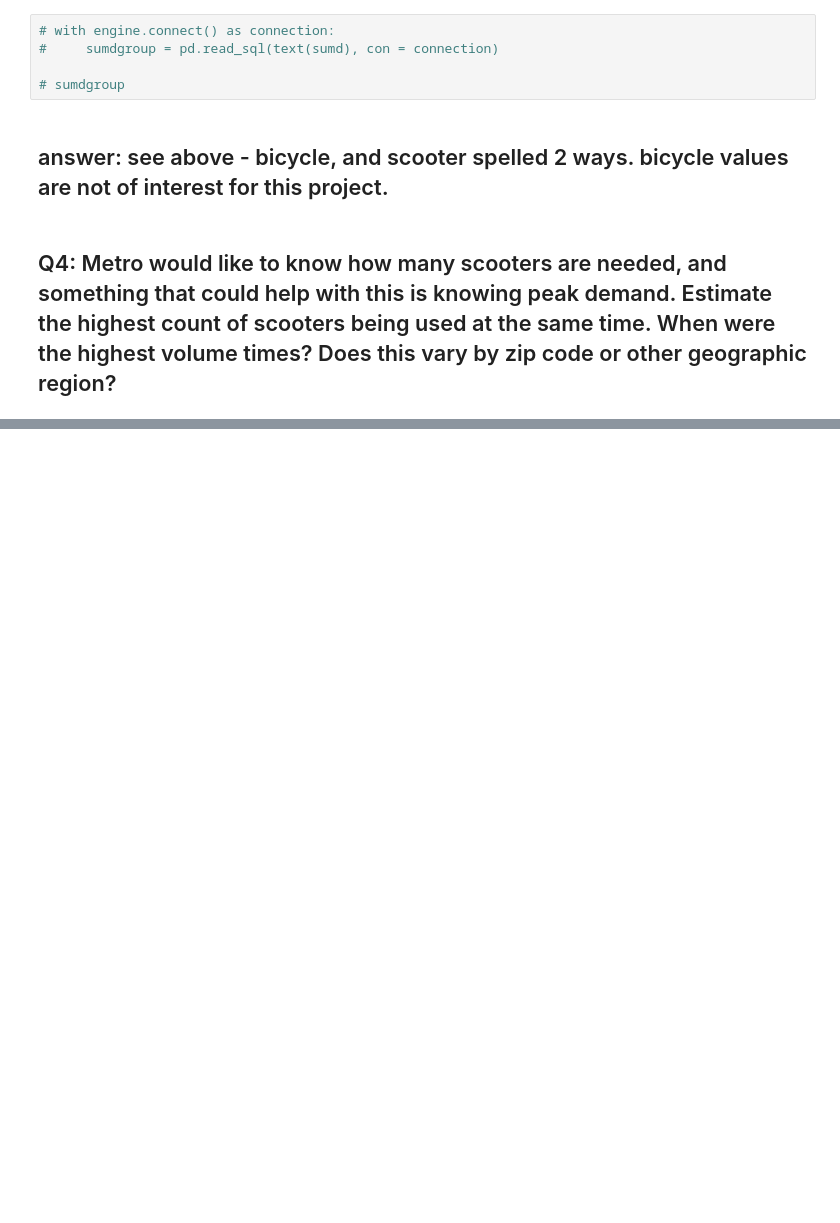
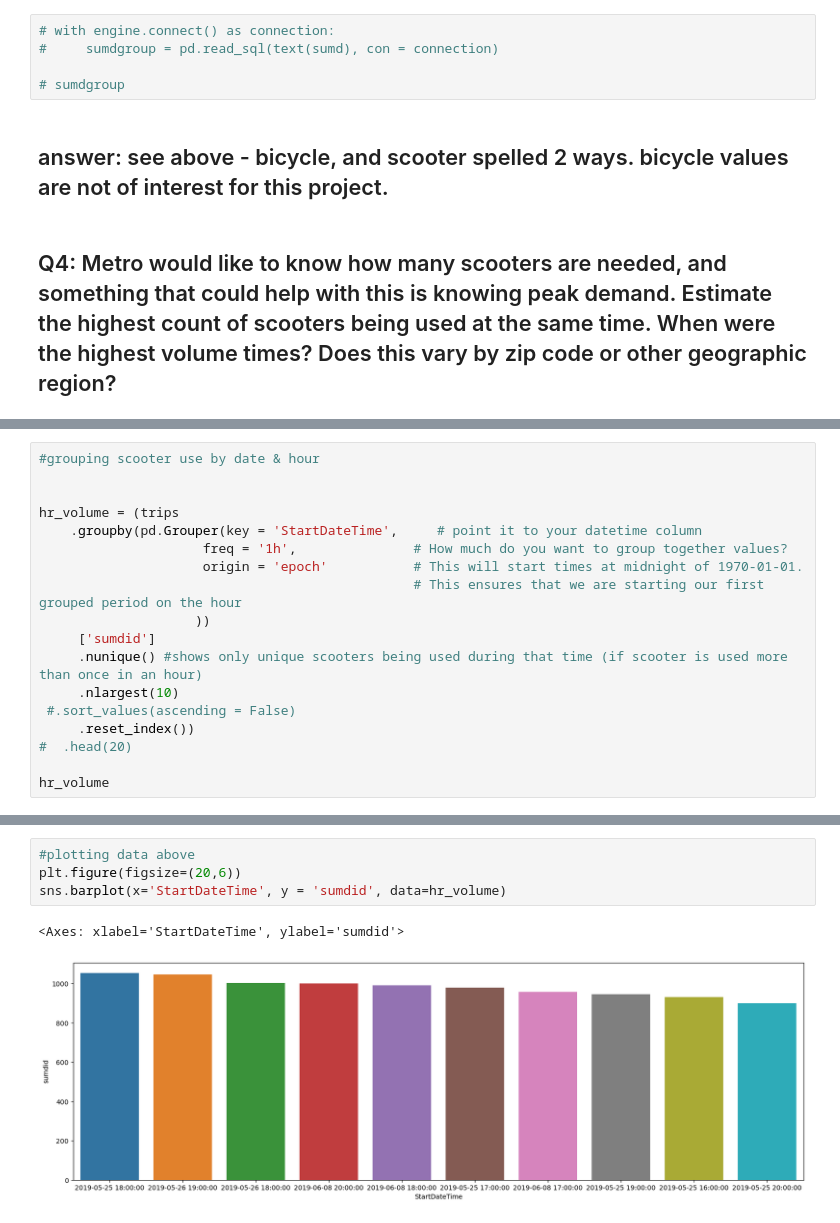
Before and after one commit to NSS-Data-Analytics-Cohort-11/scooters-supreme, a Jupyter notebook: notebooks/scooters.ipynb, the cells around one changed output, grey strips where cells are left out. Drawn from its saved outputs; the diff is of its cells as text; blank space fills up the shorter version.

Commit message:
developed visuals

```diff
--- a/notebooks/scooters.ipynb
+++ b/notebooks/scooters.ipynb
@@ -747,0 +284,18 @@ trips_37212 = start_trips_zip.loc[start_trips_zip['zip'] == '37212']
+# %%
+#grouping scooter use by date & hour
+
+
+hr_volume = (trips
+    .groupby(pd.Grouper(key = 'StartDateTime',     # point it to your datetime column
+                     freq = '1h',               # How much do you want to group together values?
+                     origin = 'epoch'           # This will start times at midnight of 1970-01-01.
+                                                # This ensures that we are starting our first grouped period on the hour
+                    ))
+     ['sumdid']
+     .nunique() #shows only unique scooters being used during that time (if scooter is used more than once in an hour)
+     .nlargest(10)
+ #.sort_values(ascending = False)
+     .reset_index())
+#  .head(20)
+
+hr_volume
@@ -747,0 +314,7 @@ trips_37212 = start_trips_zip.loc[start_trips_zip['zip'] == '37212']
+# %%
+#plotting data above
+plt.figure(figsize=(20,6))
+sns.barplot(x='StartDateTime', y = 'sumdid', data=hr_volume)
+# %% [output]
+<Axes: xlabel='StartDateTime', ylabel='sumdid'>
+[figure, added]
```
Also changed, not shown: parts of 73 cells of this notebook.
